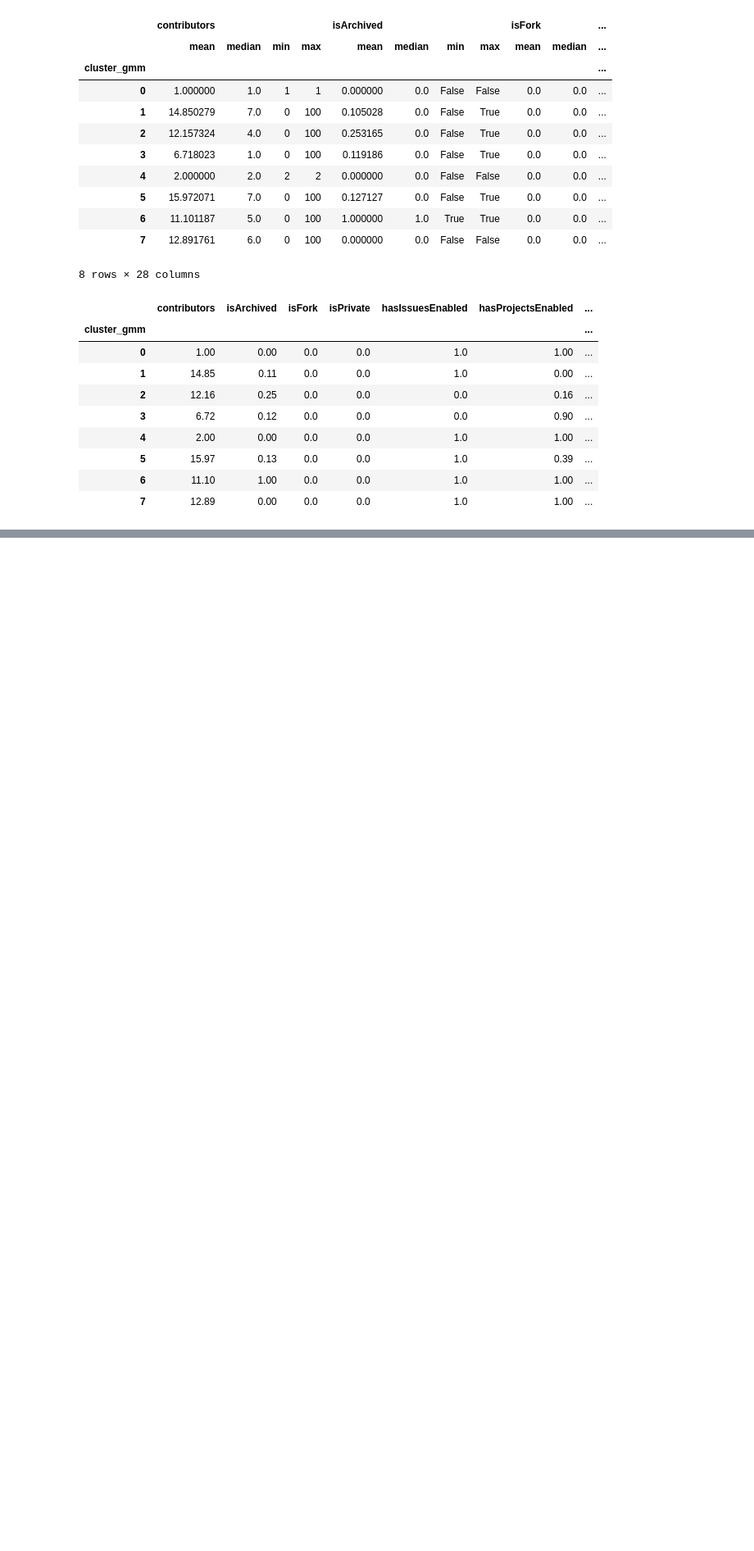
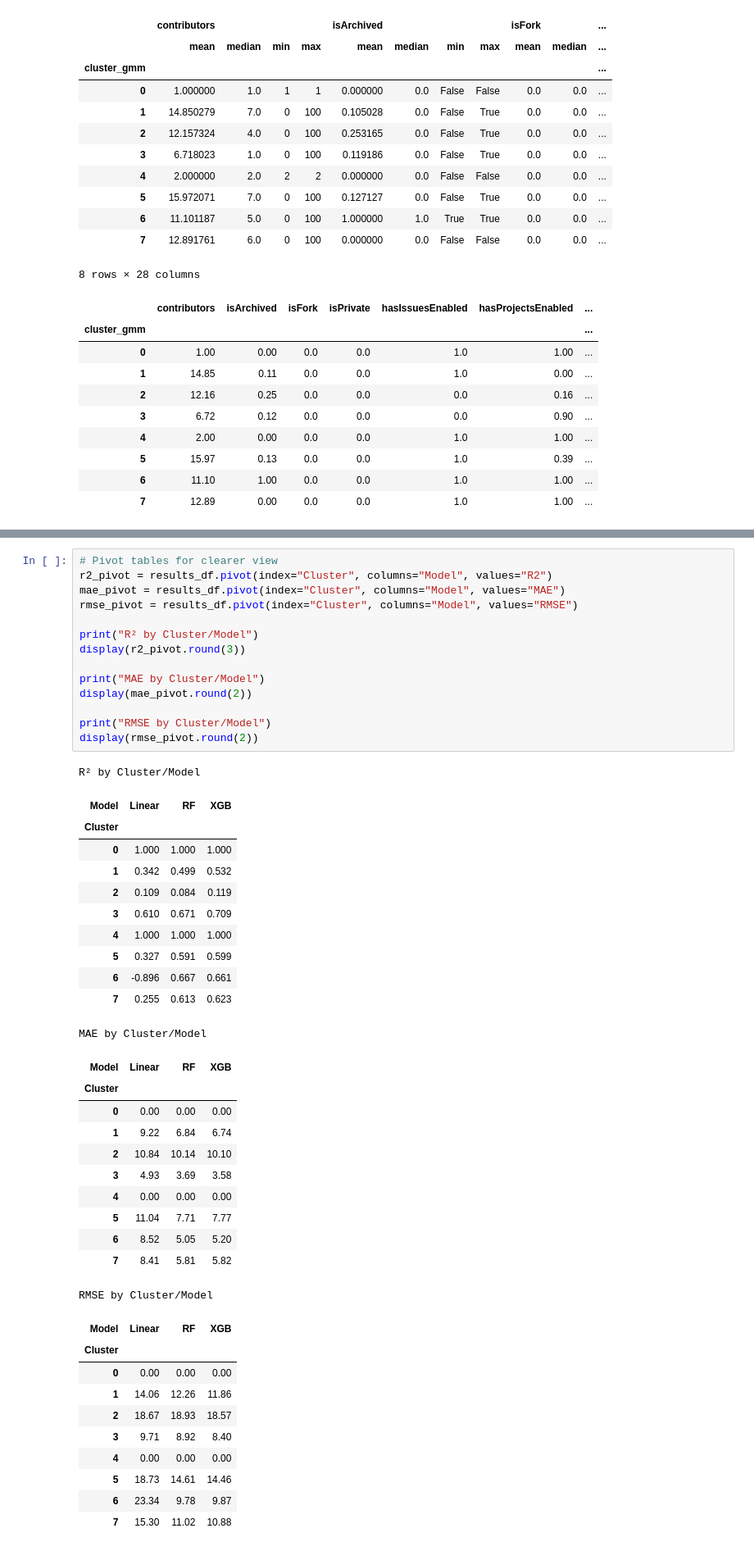
Before and after one commit to Shahbazi-Amir/SmartDevTime, a Jupyter notebook: side_project.ipynb, the cells around one changed output, grey strips where cells are left out. Shown at 82% size. Drawn from its saved outputs; the diff is of its cells as text; blank space fills up the shorter version.

```diff
--- a/side_project.ipynb
+++ b/side_project.ipynb
@@ -1854,0 +1948,48 @@ Do you want me to also **compare these GMM clusters vs your earlier KMeans clust
+# %%
+# Pivot tables for clearer view
+r2_pivot = results_df.pivot(index="Cluster", columns="Model", values="R2")
+mae_pivot = results_df.pivot(index="Cluster", columns="Model", values="MAE")
+rmse_pivot = results_df.pivot(index="Cluster", columns="Model", values="RMSE")
+
+print("R² by Cluster/Model")
+display(r2_pivot.round(3))
+
+print("MAE by Cluster/Model")
+display(mae_pivot.round(2))
+
+print("RMSE by Cluster/Model")
+display(rmse_pivot.round(2))
+# %% [output]
+R² by Cluster/Model
+| Model | Linear | RF | XGB |
+| Cluster |  |  |  |
+| 0 | 1.000 | 1.000 | 1.000 |
+| 1 | 0.342 | 0.499 | 0.532 |
+| 2 | 0.109 | 0.084 | 0.119 |
+| 3 | 0.610 | 0.671 | 0.709 |
+| 4 | 1.000 | 1.000 | 1.000 |
+| 5 | 0.327 | 0.591 | 0.599 |
+| 6 | -0.896 | 0.667 | 0.661 |
+| 7 | 0.255 | 0.613 | 0.623 |
+MAE by Cluster/Model
+| Model | Linear | RF | XGB |
+| Cluster |  |  |  |
+| 0 | 0.00 | 0.00 | 0.00 |
+| 1 | 9.22 | 6.84 | 6.74 |
+| 2 | 10.84 | 10.14 | 10.10 |
+| 3 | 4.93 | 3.69 | 3.58 |
+| 4 | 0.00 | 0.00 | 0.00 |
+| 5 | 11.04 | 7.71 | 7.77 |
+| 6 | 8.52 | 5.05 | 5.20 |
+| 7 | 8.41 | 5.81 | 5.82 |
+RMSE by Cluster/Model
+| Model | Linear | RF | XGB |
+| Cluster |  |  |  |
+| 0 | 0.00 | 0.00 | 0.00 |
+| 1 | 14.06 | 12.26 | 11.86 |
+| 2 | 18.67 | 18.93 | 18.57 |
+| 3 | 9.71 | 8.92 | 8.40 |
+| 4 | 0.00 | 0.00 | 0.00 |
+| 5 | 18.73 | 14.61 | 14.46 |
+| 6 | 23.34 | 9.78 | 9.87 |
+| 7 | 15.30 | 11.02 | 10.88 |
```
Also changed, not shown: parts of 3 cells of this notebook.
